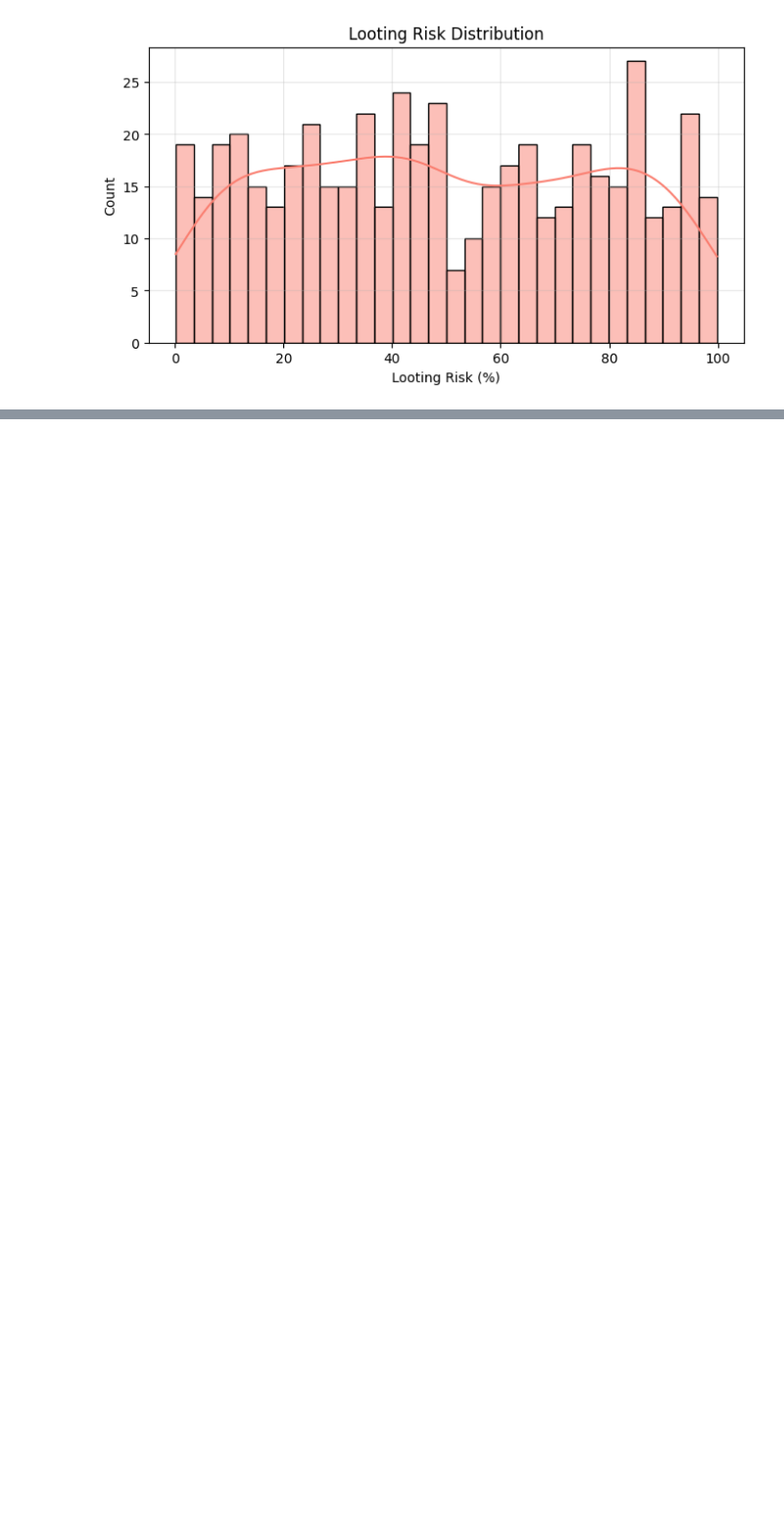
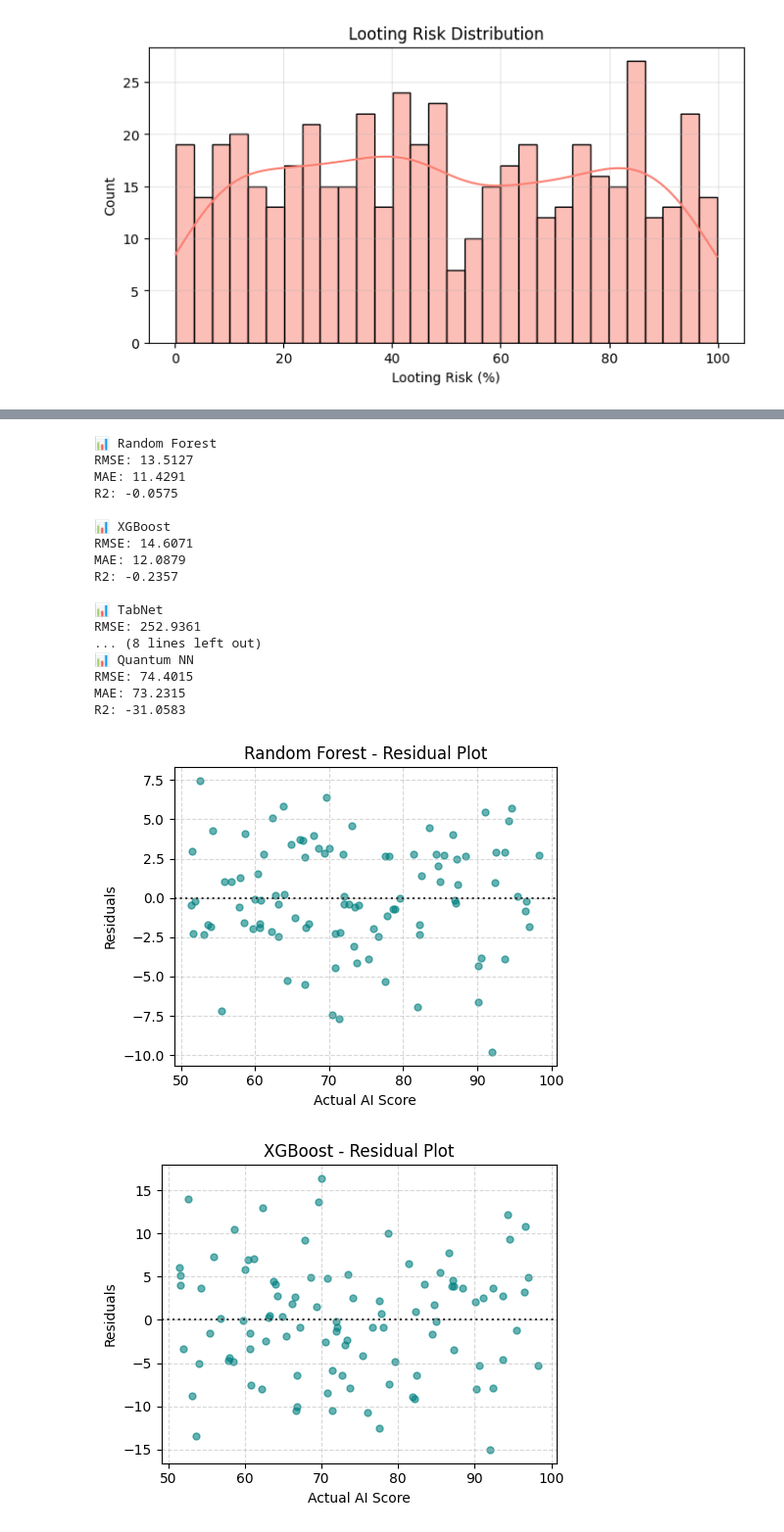
Before and after one commit to Ranawalid256/Quantum-Archaeology-Egypt, a Jupyter notebook: Challenge(3).ipynb, the cells around one changed output, grey strips where cells are left out. Shown at 98% size. Saved outputs shown, nothing was run; the diff lists cells and outputs as text; code cells hidden in the pictures; blank space fills up the shorter version.

```diff
--- a/Challenge(3).ipynb
+++ b/Challenge(3).ipynb
@@ -385,7 +504,7 @@ def evaluate(y_true, y_preds):
     }
 
 # ✅ Use first 100 points for quantum to match q_preds
-y_test_small = x_test[:100]
+y_test_small = y_test[:100]
 
 # ✅ Models
 models = {
@@ -393,7 +512,7 @@ models = {
     "XGBoost": (y_test, xgb_preds),
     "TabNet": (y_test, tabnet_preds),
     "Huber NN": (y_test, h_preds),
-    "Quantum NN": (y_test_small, q_preds)
+    "Quantum NN": (y_test, q_preds)
 }
 
 # 📈 Print metrics
@@ -409,31 +528,51 @@ for name, (y_true, y_pred) in models.items():
 for name, (y_true, y_pred) in models.items():
     residuals = y_true - y_pred
     plt.figure(figsize=(5, 4))
-    sns.residplot(x=y_true, y=y_pred, lowess=True, color='teal', scatter_kws={'s': 25, 'alpha': 0.6})
+    sns.residplot(x=y_true, y=y_pred, color='teal', scatter_kws={'s': 25, 'alpha': 0.6})
     plt.title(f"{name} - Residual Plot")
     plt.xlabel("Actual AI Score")
     plt.ylabel("Residuals")
     plt.grid(True, linestyle='--', alpha=0.5)
     plt.tight_layout()
     plt.show()
 
 # 📉 Actual vs Predicted Scatter Plots
 for name, (y_true, y_pred) in models.items():
     plt.figure(figsize=(5, 4))
     sns.scatterplot(x=y_true, y=y_pred, color='purple', alpha=0.6)
     plt.plot([y_true.min(), y_true.max()], [y_true.min(), y_true.max()], 'r--')
     plt.title(f"{name} - Actual vs Predicted")
     plt.xlabel("Actual AI Score")
     plt.ylabel("Predicted Score")
     plt.grid(True, linestyle='--', alpha=0.4)
     plt.tight_layout()
     plt.show()
 
 # 📊 Bar Chart Comparison of Metrics
 metrics_df = pd.DataFrame(results_df, columns=["Model", "RMSE", "MAE", "R2"]).set_index("Model")
 metrics_df.plot(kind='bar', figsize=(10, 5), colormap='viridis', rot=45)
 plt.title("📊 Model Performance Metrics Comparison")
 plt.ylabel("Score")
 plt.grid(True, linestyle='--', alpha=0.5)
 plt.tight_layout()
 plt.show()
+# %% [output]
+📊 Random Forest
+RMSE: 13.5127
+MAE: 11.4291
+R2: -0.0575
+
+📊 XGBoost
+RMSE: 14.6071
+MAE: 12.0879
+R2: -0.2357
+
+📊 TabNet
+RMSE: 252.9361
+... (8 lines left out)
+📊 Quantum NN
+RMSE: 74.4015
+MAE: 73.2315
+R2: -31.0583
+[figure, added]
+[figure, added]
```
Also changed, not shown: parts of 6 cells of this notebook.
